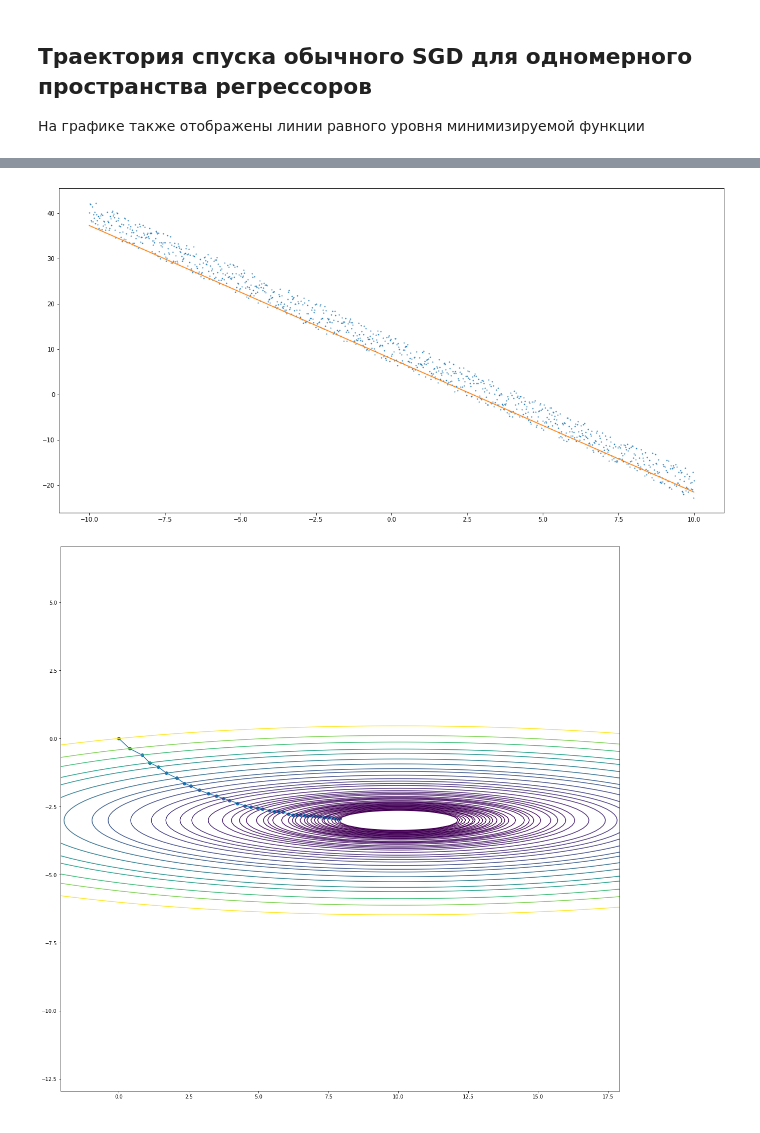
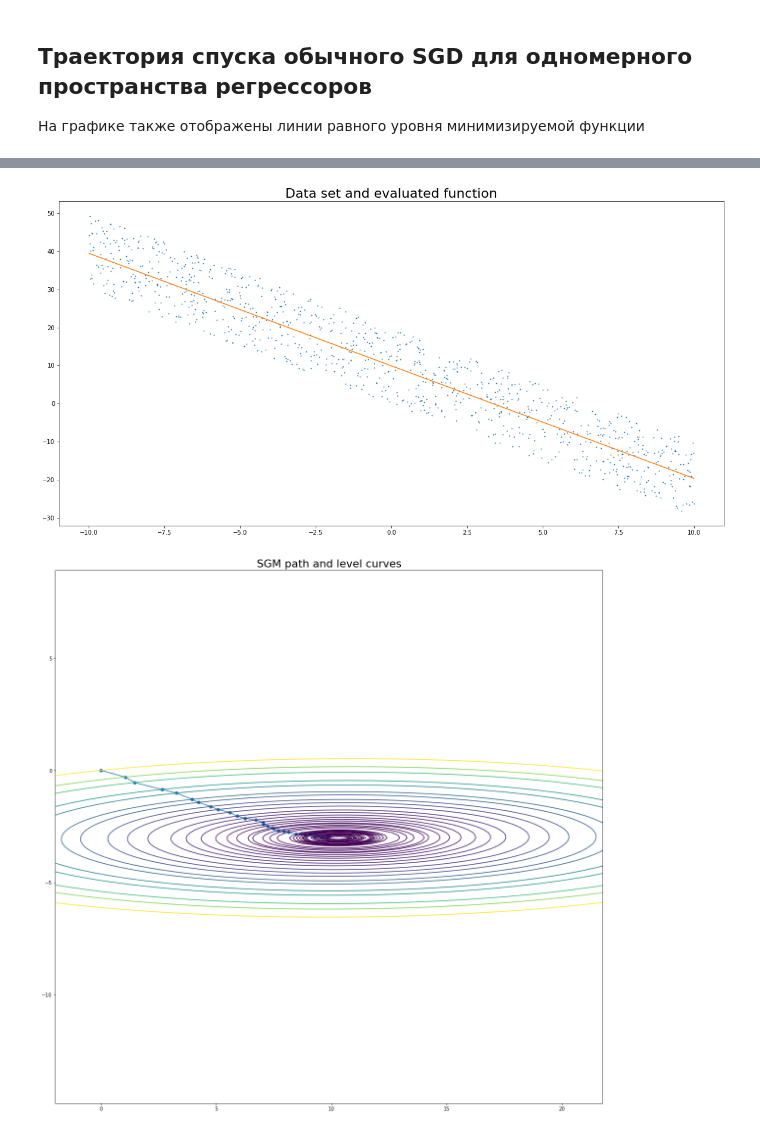
Before and after one commit to enotvtapke/met_opt_lab_2, a Jupyter notebook: SGD.ipynb, the cells around one changed output, grey strips where cells are left out. Cells and saved outputs as stored; diff of their text form; code cells hidden in the pictures.

```diff
--- a/SGD.ipynb
+++ b/SGD.ipynb
@@ -835,29 +818,19 @@ ax.plot(tt, min_point[1] * tt + min_point[0])
 ## Траектория спуска обычного SGD для одномерного пространства регрессоров
 На графике также отображены линии равного уровня минимизируемой функции
 # %%
-b = [10, -3]
-t, ft = generate_dataset_old(b, 3, tt)
+a = [10, -3]
+t, ft = generate_dataset(a, 10, 1000, (-10, 10))
 sum_fun = generate_minimized_two_variable_fun(t, ft)
 
 # SGD params
 x = np.zeros(2)
 epoch = 40
 batch_size = 20
-lr = [40, 3]
+lr = [70, 3]
 
 points = sgd(sum_fun, x, epoch, batch_size, lr)
-min_point = points[-1]
 
-print(b - min_point)
-print(min_point)
-print(points)
-
-
-fun = fun_from_terms(sum_fun)
-
-plt.plot(t, ft, 'o', markersize=1)
-tt = np.linspace(-10, 10, 1000)
-plt.plot(tt, min_point[1] * tt + min_point[0])
-
-plot_path_contours(sum_fun, points, 10)
+print_result(a, points)
+plot_dataset_and_function(t, ft, points[-1])
+plot_path_contours(sum_fun, points)
 # %% [output]
@@ -881,2 +854,2 @@ plot_path_contours(sum_fun, points, 10)
-[figure, old version]
+[figure, new version]
-[figure, old version]
+[figure, new version]
```
Also changed, not shown: parts of 15 cells of this notebook.
